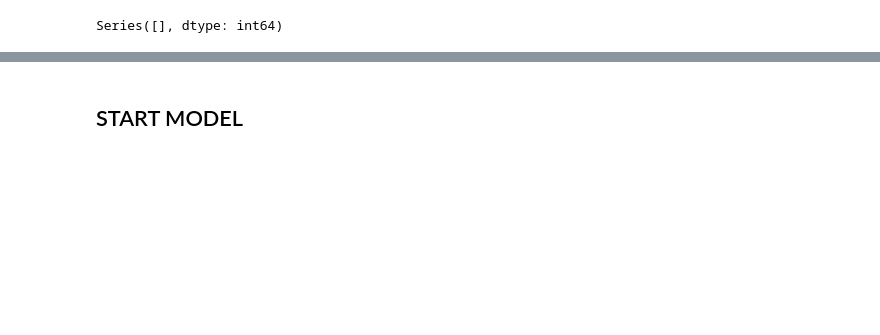
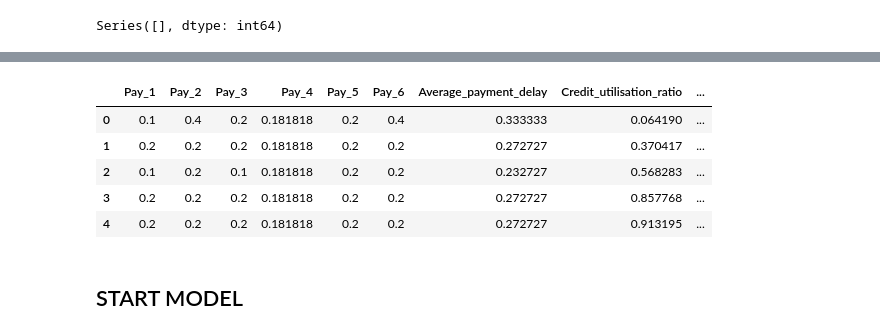
Before and after one commit to 3barney/credit_card_defaulter, a Jupyter notebook: model3.ipynb, the cells around one changed output, grey strips where cells are left out. Saved outputs shown, nothing was run; the diff lists cells and outputs as text; code cells hidden in the pictures; blank space fills up the shorter version.

```diff
--- a/model3.ipynb
+++ b/model3.ipynb
@@ -340,11 +368,24 @@ all_important_features_minus_bill = core_features + [
 ]
 
 categorical_features = ['Sex', 'Education', 'Marriage', 'Age_group']
+new_categorical_features = ['Sex_Female', 'Sex_Male', 'Education_Graduate School',
+       'Education_High School', 'Education_Others', 'Education_University',
+       'Marriage_Married', 'Marriage_Others', 'Marriage_Single',
+       'Credit_tier_Basic', 'Credit_tier_Gold', 'Credit_tier_Platinum',
+       'Credit_tier_Silver', 'Age_group_Middle-aged', 'Age_group_Senior',
+       'Age_group_Young']
+new_cat_features_minus_cT = ['Sex_Female', 'Sex_Male', 'Education_Graduate School',
+       'Education_High School', 'Education_Others', 'Education_University',
+       'Marriage_Married', 'Marriage_Others', 'Marriage_Single',
+        'Age_group_Middle-aged', 'Age_group_Senior',
+       'Age_group_Young']
+
 combined_features = all_important_features + categorical_features
+test_all = all_important_features_minus_bill + new_categorical_features
 
-test_all = all_important_features_minus_bill + categorical_features
+combined_features2 = all_important_features + new_categorical_features
 # Filter the DataFrame to get only the columns in core_features
-combined_data = combined_data.loc[:, test_all]
+combined_data = combined_data.loc[:, combined_features2]
 # %%
 # Separate numerical and categorical columns
 numerical_cols = combined_data.select_dtypes(include=['float64']).columns
@@ -372,3 +413,13 @@ print(X_train_full.shape, y_train_full.shape)
+# %%
+
+X_train_full.head()
+# %% [output]
+|  | Pay_1 | Pay_2 | Pay_3 | Pay_4 | Pay_5 | Pay_6 | Average_payment_delay | Credit_utilisation_ratio | ... |
+| 0 | 0.1 | 0.4 | 0.2 | 0.181818 | 0.2 | 0.4 | 0.333333 | 0.064190 | ... |
+| 1 | 0.2 | 0.2 | 0.2 | 0.181818 | 0.2 | 0.2 | 0.272727 | 0.370417 | ... |
+| 2 | 0.1 | 0.2 | 0.1 | 0.181818 | 0.2 | 0.2 | 0.232727 | 0.568283 | ... |
+| 3 | 0.2 | 0.2 | 0.2 | 0.181818 | 0.2 | 0.2 | 0.272727 | 0.857768 | ... |
+| 4 | 0.2 | 0.2 | 0.2 | 0.181818 | 0.2 | 0.2 | 0.272727 | 0.913195 | ... |
 # %% [markdown]
 ## START MODEL
 # %%
```
Also changed, not shown: parts of 17 cells of this notebook.
